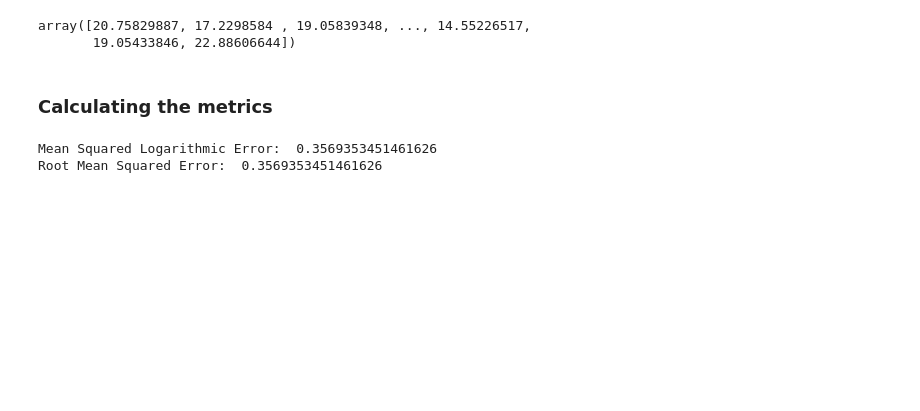
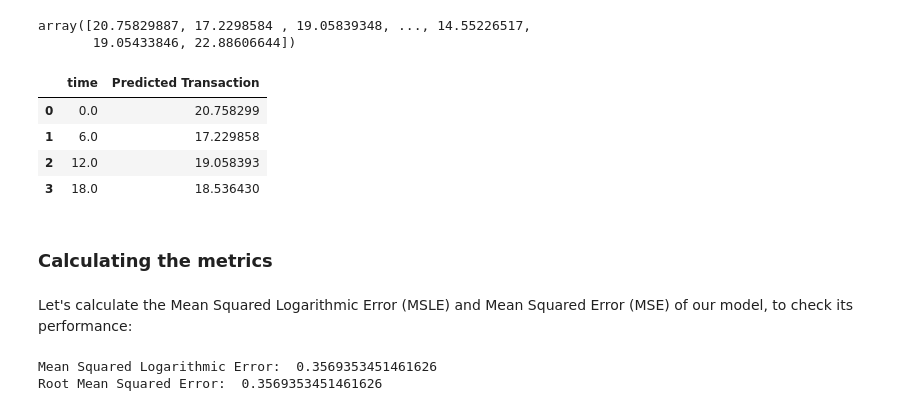
Before and after one commit to rodolfojt/Predicting_Starbucks_Offers, a Jupyter notebook: 2.Starbucks_Capstone_notebook-Training_an_Estimator.ipynb, the cells around one changed output. Saved outputs shown, nothing was run; the diff lists cells and outputs as text; code cells hidden in the pictures; blank space fills up the shorter version.

```diff
--- a/2.Starbucks_Capstone_notebook-Training_an_Estimator.ipynb
+++ b/2.Starbucks_Capstone_notebook-Training_an_Estimator.ipynb
@@ -219,8 +232,21 @@ Y_pred
 # %% [output]
 array([20.75829887, 17.2298584 , 19.05839348, ..., 14.55226517,
        19.05433846, 22.88606644])
+# %%
+time_list = [0,6,12,18]
+df_to_plot = pd.DataFrame(np.append(time_list, Y_pred[:4]).reshape((2,4)).transpose())
+df_to_plot.rename(columns={0:'time', 1:'Predicted Transaction'}, inplace=True)
+df_to_plot
+# %% [output]
+|  | time | Predicted Transaction |
+| 0 | 0.0 | 20.758299 |
+| 1 | 6.0 | 17.229858 |
+| 2 | 12.0 | 19.058393 |
+| 3 | 18.0 | 18.536430 |
 # %% [markdown]
 ### Calculating the metrics
+# %% [markdown]
+Let's calculate the Mean Squared Logarithmic Error (MSLE) and Mean Squared Error (MSE) of our model, to check its performance:
 # %%
 from sklearn.metrics import mean_squared_log_error
 from sklearn.metrics import mean_squared_error
```
Also changed, not shown: parts of 40 cells of this notebook, 10 other files.
